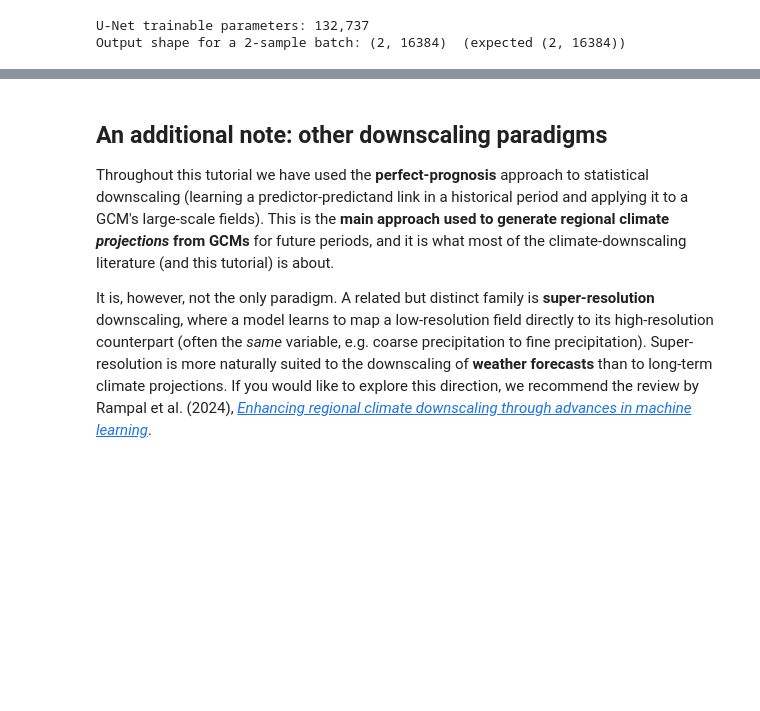
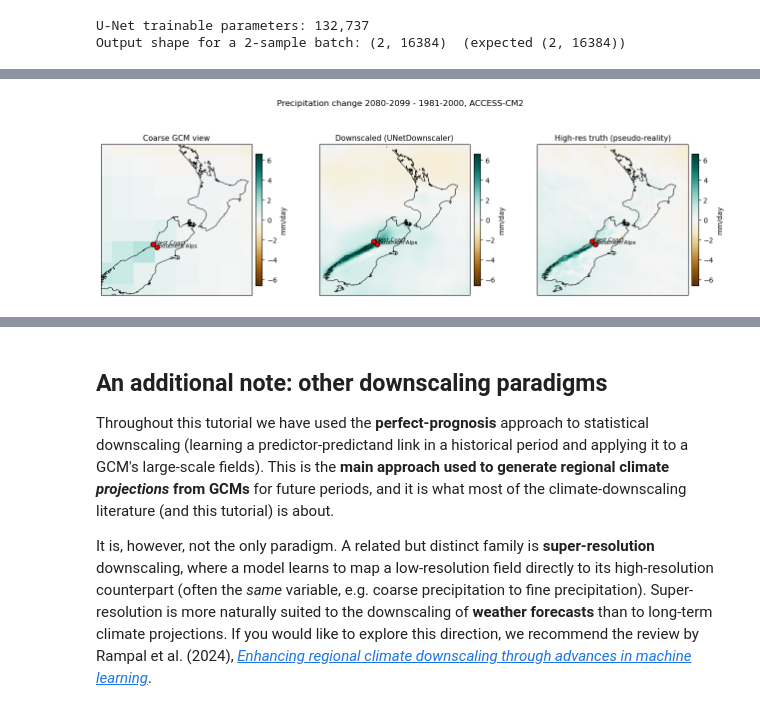
Before and after one commit to onu4codes/downscaling-climate-projections, a Jupyter notebook: Statistical_Downscaling_of_Climate_Projections_with_Deep_Learning.ipynb, the cells around one changed output, grey strips where cells are left out. Saved outputs shown, nothing was run; the diff lists cells and outputs as text; code cells hidden in the pictures; blank space fills up the shorter version.

```diff
--- a/Statistical_Downscaling_of_Climate_Projections_with_Deep_Learning.ipynb
+++ b/Statistical_Downscaling_of_Climate_Projections_with_Deep_Learning.ipynb
@@ -1605,0 +1749,21 @@ Output shape for a 2-sample batch: (2, 16384)  (expected (2, 16384))
+# %%
+# ACCESS-CM2 (GCM_TRAIN)
+pred_hist_access = load_predictors(HIST_PERIOD, kind="imperfect", gcm=GCM_TRAIN)
+pred_future_access = load_predictors(FUTURE_PERIOD, kind="imperfect", gcm=GCM_TRAIN)
+pr_ds_hist_access = downscale(model, pred_hist_access)
+pr_ds_future_access = downscale(model, pred_future_access)
+change_downscaled_access = pr_ds_future_access.mean("time") - pr_ds_hist_access.mean("time")
+
+# Spatial climate change signal
+vlim = float(np.nanmax(np.abs(change_hi))) * 0.8
+fig, axes = make_map_axes(ncols=3, figsize=(16, 4.6))
+plot_field(axes[0], change_coarse, title="Coarse GCM view", cmap="BrBG",
+           vmin=-vlim, vmax=vlim, points=POINTS, cbar_label="mm/day")
+plot_field(axes[1], change_downscaled_access, title="Downscaled (UNetDownscaler)", cmap="BrBG",
+           vmin=-vlim, vmax=vlim, points=POINTS, cbar_label="mm/day")
+plot_field(axes[2], change_hi, title="High-res truth (pseudo-reality)", cmap="BrBG",
+           vmin=-vlim, vmax=vlim, points=POINTS, cbar_label="mm/day")
+plt.suptitle(f"Precipitation change {FUTURE_PERIOD} - {HIST_PERIOD}, {GCM_TRAIN}", y=1.02)
+plt.show()
+# %% [output]
+[figure, added]
```
Also changed, not shown: parts of 10 cells of this notebook.
